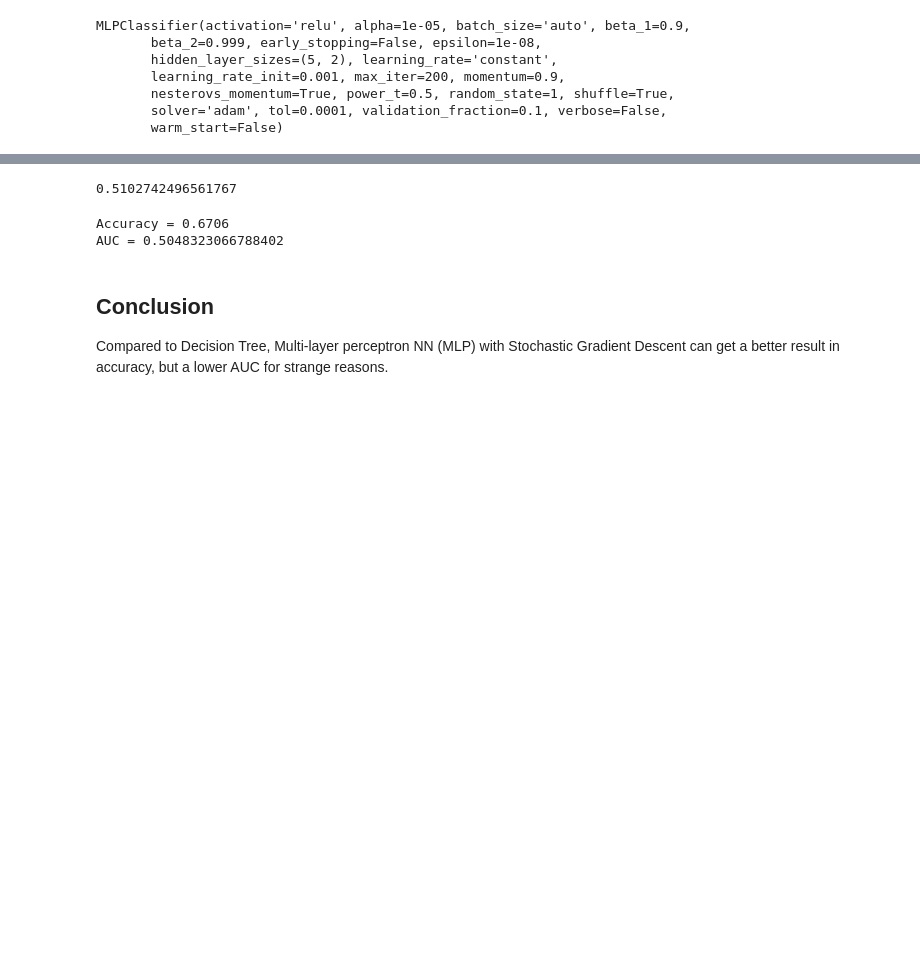
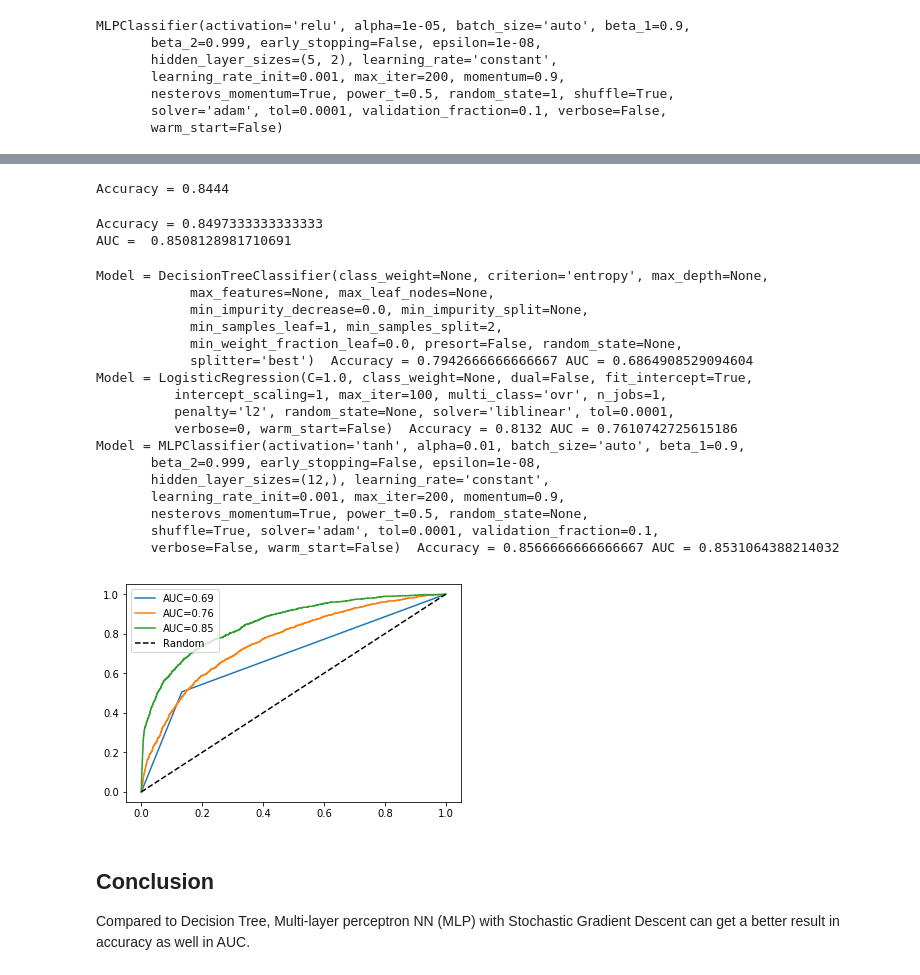
Before and after one commit to jerrylususu/cs206, a Jupyter notebook: practical12/Practical 12.ipynb, the cells around one changed output, grey strips where cells are left out. Drawn from its saved outputs; the diff is of its cells as text; code cells hidden in the pictures; blank space fills up the shorter version.

```diff
--- a/practical12/Practical 12.ipynb
+++ b/practical12/Practical 12.ipynb
@@ -48,7 +48,7 @@ Name: Geography, dtype: int64
 # %%
 todummy = ['Geography','Gender']
 # Get Dummies
-data = pd.get_dummies(data, columns=todummy)
+data = pd.get_dummies(data, columns=todummy, drop_first=True)
 # %%
 # Check if that's going well
 data.head()
@@ -66,7 +66,7 @@ Y = data['Exited']
 # %%
 # Do the random split
 from sklearn.cross_validation import train_test_split
-X_train,X_test, Y_train, Y_test = train_test_split(X,Y,test_size=0.5)
+X_train,X_test, Y_train, Y_test = train_test_split(X,Y,test_size=0.75)
 # %%
 # Scales the data
 # Source: http://scikit-learn.org/stable/modules/neural_networks_supervised.html
@@ -131,9 +134,25 @@ grid.grid_scores_, grid.best_params_, grid.best_score_
  0.7964)
+# %%
+# Using NN
+# First trying out the official example
+# Source: http://scikit-learn.org/stable/modules/neural_networks_supervised.html
+# Section 1.17.2
+from sklearn.neural_network import MLPClassifier
+clf = MLPClassifier(alpha=1e-5, hidden_layer_sizes=(12,))
+clf.fit(X_train, Y_train)
+Y_predict = clf.predict(X_test)
+print("Accuracy =", accuracy_score(Y_test,Y_predict))
+# %% [output]
+Accuracy = 0.8444
 # %%
 # Using the best parameter to create ROC curve
 
-best_clf = MLPClassifier(activation='tanh', alpha=0.0001, hidden_layer_sizes=3)
+best_clf = MLPClassifier(activation='tanh', alpha=0.01, hidden_layer_sizes=(12,))
 best_clf.fit(X_train, Y_train)
+
+clf.fit(X_train, Y_train)
+Y_predict = clf.predict(X_test)
+print("Accuracy =", accuracy_score(Y_test,Y_predict))
 
 from sklearn.metrics import roc_curve
 from sklearn.metrics import roc_auc_score
@@ -141,26 +160,56 @@ from sklearn.metrics import roc_auc_score
 Y_test_probabilities = best_clf.predict_proba(X_test)[:, 1]
 fpr, tpr, thresholds = roc_curve(Y_test, Y_test_probabilities)
 auc = roc_auc_score(Y_test, Y_test_probabilities)
-print(auc)
+print("AUC =",auc)
 # %% [output]
-0.5102742496561767
+Accuracy = 0.8497333333333333
+AUC =  0.8508128981710691
+# %%
+import matplotlib.pylab as plt
+%matplotlib inline
+plt.rcParams['figure.figsize'] = 10, 8
 # %%
 # Compare to a regular decision tree
 from sklearn.tree import DecisionTreeClassifier
 from sklearn.linear_model import LogisticRegression
+
 tree = DecisionTreeClassifier(criterion="entropy")
-tree.fit(X_train, Y_train)
-Y_predicted = tree.predict(X_test)
-accuracy = accuracy_score(Y_predicted, Y_test)
-print('Accuracy =',accuracy)
+logestic = LogisticRegression()
 
-Y_test_probabilities = tree.predict_proba(X_test)[:, 1]
-fpr, tpr, thresholds = roc_curve(Y_test, Y_test_probabilities)
-auc = roc_auc_score(Y_test, Y_test_probabilities)
-print('AUC =',auc)
+models = [tree, logestic, best_clf]
+
+for model in models:
+    model.fit(X_train, Y_train)
+    Y_predicted = model.predict(X_test)
+    accuracy = accuracy_score(Y_predicted, Y_test)
+    Y_test_probabilities = model.predict_proba(X_test)[:, 1]
+    fpr, tpr, thresholds = roc_curve(Y_test, Y_test_probabilities)
+    auc = roc_auc_score(Y_test, Y_test_probabilities)
+    print('Model =', str(model),' Accuracy =',accuracy,'AUC =',auc)
+    plt.plot(fpr, tpr, label="AUC=" + str(round(auc,2)))
+
+plt.plot([0,1], [0,1], 'k--', label="Random")
+plt.legend(loc=2)
+plt.show()
 # %% [output]
-Accuracy = 0.6706
-AUC = 0.5048323066788402
+Model = DecisionTreeClassifier(class_weight=None, criterion='entropy', max_depth=None,
+            max_features=None, max_leaf_nodes=None,
+            min_impurity_decrease=0.0, min_impurity_split=None,
+            min_samples_leaf=1, min_samples_split=2,
+            min_weight_fraction_leaf=0.0, presort=False, random_state=None,
+            splitter='best')  Accuracy = 0.7942666666666667 AUC = 0.6864908529094604
+Model = LogisticRegression(C=1.0, class_weight=None, dual=False, fit_intercept=True,
+          intercept_scaling=1, max_iter=100, multi_class='ovr', n_jobs=1,
+          penalty='l2', random_state=None, solver='liblinear', tol=0.0001,
+          verbose=0, warm_start=False)  Accuracy = 0.8132 AUC = 0.7610742725615186
+Model = MLPClassifier(activation='tanh', alpha=0.01, batch_size='auto', beta_1=0.9,
+       beta_2=0.999, early_stopping=False, epsilon=1e-08,
+       hidden_layer_sizes=(12,), learning_rate='constant',
+       learning_rate_init=0.001, max_iter=200, momentum=0.9,
+       nesterovs_momentum=True, power_t=0.5, random_state=None,
+       shuffle=True, solver='adam', tol=0.0001, validation_fraction=0.1,
+       verbose=False, warm_start=False)  Accuracy = 0.8566666666666667 AUC = 0.8531064388214032
+[figure, added]
 # %% [markdown]
 ## Conclusion
-Compared to Decision Tree, Multi-layer perceptron NN (MLP) with Stochastic Gradient Descent can get a better result in accuracy, but a lower AUC for strange reasons.
+Compared to Decision Tree, Multi-layer perceptron NN (MLP) with Stochastic Gradient Descent can get a better result in accuracy as well in AUC.
```
Also changed, not shown: parts of 3 cells of this notebook.
